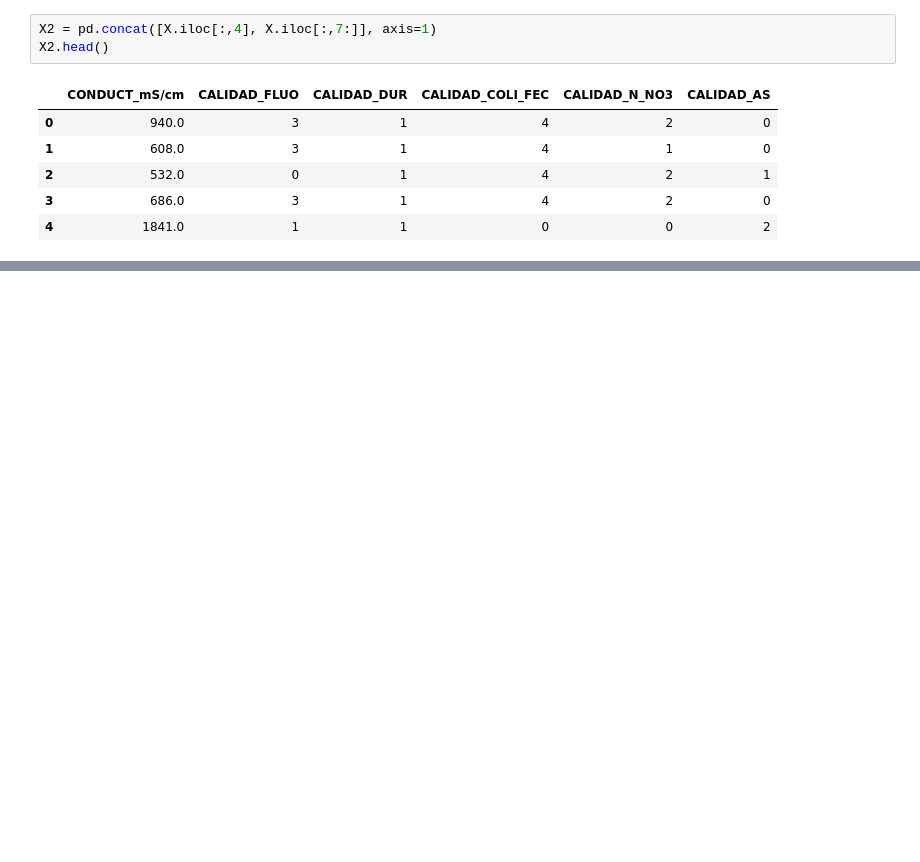
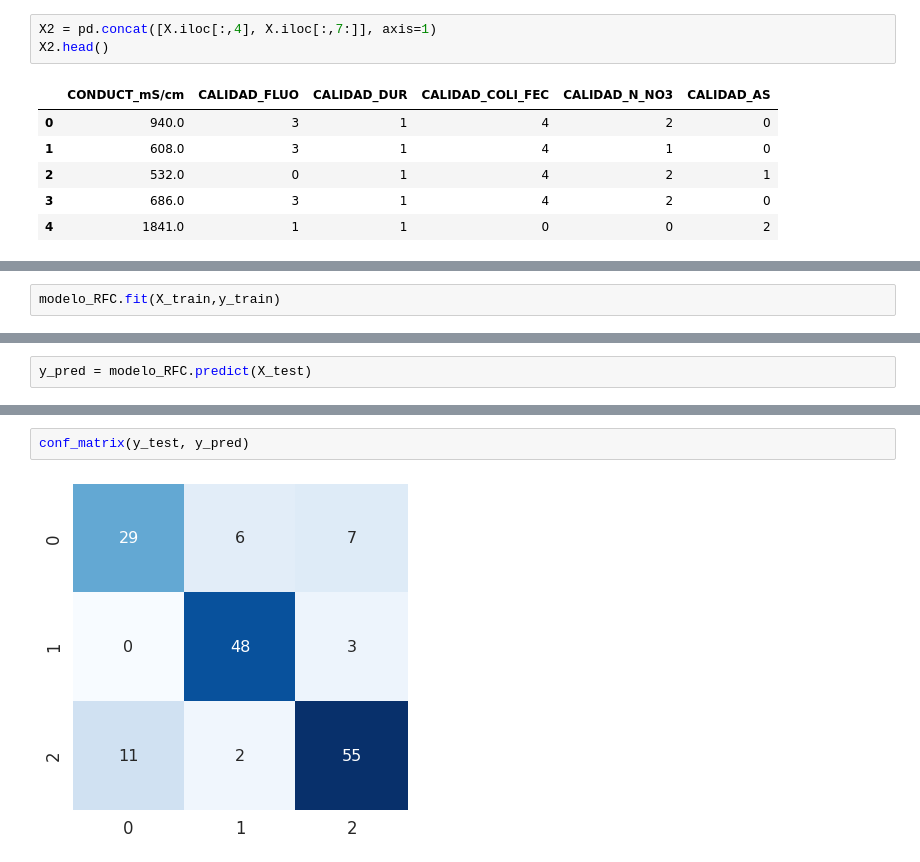
Before and after one commit to PosgradoMNA/actividades-del-projecto-cad_equipo47, a Jupyter notebook: Reto/Reto_Entrega2_Equipo47.ipynb, the cells around one changed output, grey strips where cells are left out. Cells and saved outputs as stored; diff of their text form; blank space fills up the shorter version.

```diff
--- a/Reto/Reto_Entrega2_Equipo47.ipynb
+++ b/Reto/Reto_Entrega2_Equipo47.ipynb
@@ -523,0 +531,2 @@ X_train, X_test, y_train, y_test = train_test_split(X2, Y, train_size=0.85)
+# %%
+modelo_RFC.fit(X_train,y_train)
@@ -523,0 +572,2 @@ X_train, X_test, y_train, y_test = train_test_split(X2, Y, train_size=0.85)
+# %%
+y_pred = modelo_RFC.predict(X_test)
@@ -523,0 +594,4 @@ X_train, X_test, y_train, y_test = train_test_split(X2, Y, train_size=0.85)
+# %%
+conf_matrix(y_test, y_pred)
+# %% [output]
+[figure, added]
```
Also changed, not shown: parts of 17 cells of this notebook.
